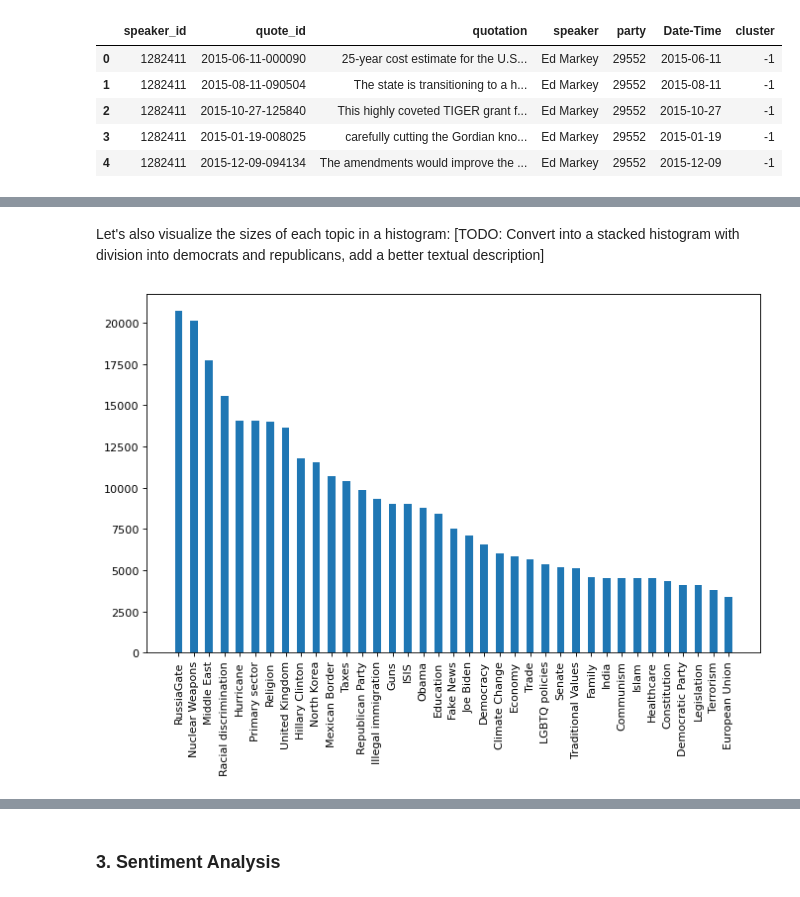
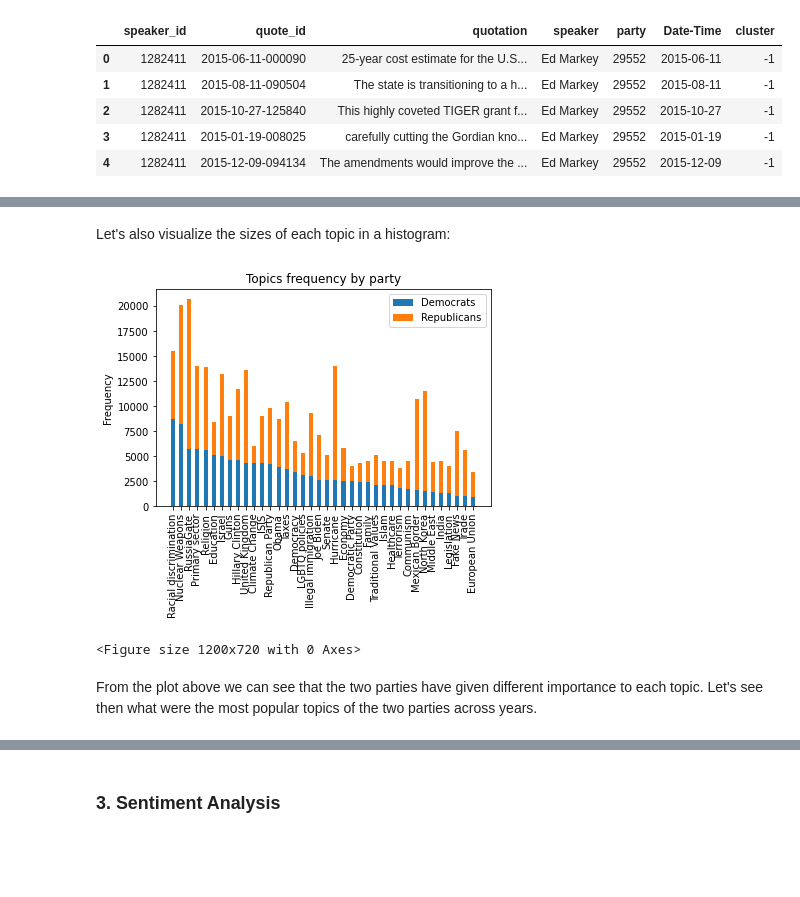
Before and after one commit to cndesabbata/Political-affiliation-predictor-from-quotes, a Jupyter notebook: political_classifier.ipynb, the cells around one changed output, grey strips where cells are left out. Saved outputs shown, nothing was run; the diff lists cells and outputs as text; code cells hidden in the pictures; blank space fills up the shorter version.

Commit message:
Further topic analysis and correction of some mistakes here and there

```diff
--- a/political_classifier.ipynb
+++ b/political_classifier.ipynb
@@ -336,10 +264,0 @@ We then proceeded with unsupervised clustering - [TODO: add a more detailed desc
-# %%
-# TODO: quotes is undefined, i think this part of the code needs some polishing
-
-if not os.path.exists("data/BERTopic_model"):
-    # Create Topic Model
-    create_model_topic_clusterer(quotes)
-if not os.path.exists("data/binary/us-politicians-with-clusters"):
-    topic_model = BERTopic.load("data/BERTopic_model")
-    topics = topic_model.fit_transform(quotes)
-    # ...
@@ -414,7 +344,7 @@ meaningful_topics.append(539)
 labels[539] = "Religion"
 
 meaningful_topics.append(214)
-labels[214] = "Middle East"
+labels[214] = "Israel"
 
 meaningful_topics.append(663)
 labels[663] = "United Kingdom"
@@ -538,13 +468,31 @@ df_quotes_topics.head()
 | 66 | 1282411 | 2015-08-12-058254 | It's obvious from the level of en... | Ed Markey | 29552 | 2015-08-12 | Republican Party |
 # %% [markdown]
 Let's also visualize the sizes of each topic in a histogram:
-[TODO: Convert into a stacked histogram with division into democrats and republicans, add a better textual description]
-# %%
-plt.figure(figsize=(10, 6), dpi=80)
-categories = df_quotes_topics['cluster'].value_counts().index
-counts = df_quotes_topics['cluster'].value_counts().values
-plt.bar(categories, counts, width=0.5)
-plt.xticks(rotation='vertical')
-plt.show()
-# %% [output]
-[figure, removed]
+# %%
+categories_dem = df_quotes_topics.loc[df_quotes_topics['party']== 29552]['cluster'].value_counts().index
+categories_rep = df_quotes_topics.loc[df_quotes_topics['party']== 29468]['cluster'].value_counts().index
+dem_values = df_quotes_topics.loc[df_quotes_topics['party']== 29552]['cluster'].value_counts().values
+rep_values = df_quotes_topics.loc[df_quotes_topics['party']== 29468]['cluster'].value_counts().values
+
+bottom_values = np.zeros(categories_dem.size)
+for i in range(categories_dem.size):
+
+    categories_rep_list = list(categories_rep)
+    categories_dem_list = list(categories_dem)
+    bottom_values[categories_rep_list.index(categories_dem_list[i])] = dem_values[i]
+fig, ax = plt.subplots()
+ax.bar(categories_dem, dem_values, width=0.5,  label='Democrats')
+ax.bar(categories_rep, rep_values, width=0.5, bottom=bottom_values, label='Republicans')
+
+ax.set_ylabel('Frequency')
+ax.set_title('Topics frequency by party')
+ax.legend()
+plt.xticks(rotation='vertical')
+plt.figure(figsize=(15, 9), dpi=80)
+plt.show()
+# %% [output]
+[figure, added]
+<Figure size 1200x720 with 0 Axes>
+# %% [markdown]
+From the plot above we can see that the two parties have given different importance to
+each topic. Let's see then what were the most popular topics of the two parties across years.
```
Also changed, not shown: parts of 26 cells of this notebook, 3 other files.
